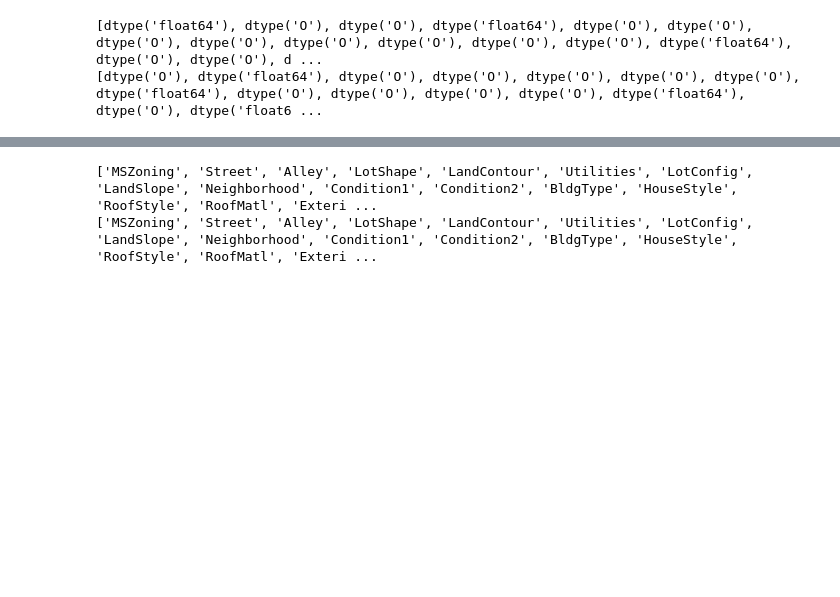
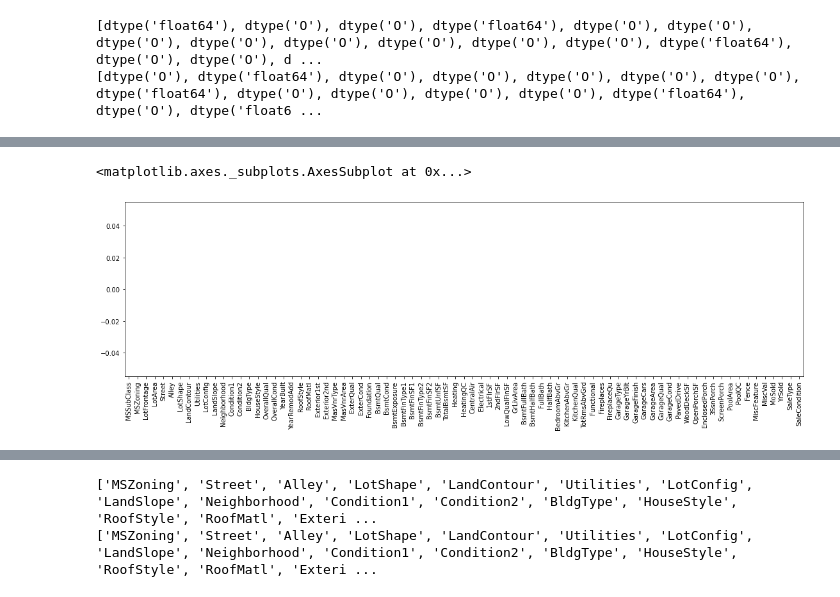
Before and after one commit to Dav00Arm/kaggle_house_price_prediction, a Jupyter notebook: Solution.ipynb, the cells around one changed output, grey strips where cells are left out. Cells and saved outputs as stored; diff of their text form; code cells hidden in the pictures; blank space fills up the shorter version.

```diff
--- a/Solution.ipynb
+++ b/Solution.ipynb
@@ -96,15 +109,22 @@ print(nan_df_test)
 # %%
 # Filling missing values
 # TRAINING DATASET
-for i in range(len(col_names_train)):
-    if dtypes_train[i] == 'float64':
-        X_train[col_names_train[i]] = X_train[col_names_train[i]].fillna(X_train[col_names_train[i]].mean())
-    elif dtypes_train[i] == 'object':
-        X_train[col_names_train[i]] = X_train[col_names_train[i]].fillna(X_train[col_names_train[i]].mode()[0])
+for col in X_train.columns:
+    col_dtype = X_train[col].dtypes
+    if (col_dtype == 'int64' or col_dtype == 'float64') and (X_train[col].isna().sum()>0):
+        X_train[col] = X_train[col].fillna(X_train[col].mean())
+    elif col_dtype == 'object' and (X_train[col].isna().sum()>0):
+        X_train[col] = X_train[col].fillna(X_train[col].mode()[0])
 
 # TEST DATASET
-for j in range(len(col_names_test)):
-    if dtypes_test[j] == 'float64':
-        X_test[col_names_test[j]] = X_test[col_names_test[j]].fillna(X_test[col_names_test[j]].mean())
-    elif dtypes_test[i] == 'object':
-        X_test[col_names_test[j]] = X_test[col_names_test[j]].fillna(X_test[col_names_test[j]].mode()[0])
+for col in X_test.columns:
+    col_dtype = X_test[col].dtypes
+    if (col_dtype == 'int64' or col_dtype == 'float64') and (X_test[col].isna().sum()>0):
+        X_test[col] = X_test[col].fillna(X_test[col].mean())
+    elif col_dtype == 'object' and (X_test[col].isna().sum()>0):
+        X_test[col] = X_test[col].fillna(X_test[col].mode()[0])
+# %%
+X_train.isna().sum().plot(kind='bar',figsize=(19,5))
+# %% [output]
+<matplotlib.axes._subplots.AxesSubplot at 0x...>
+[figure, added]
```
Also changed, not shown: parts of 15 cells of this notebook.
